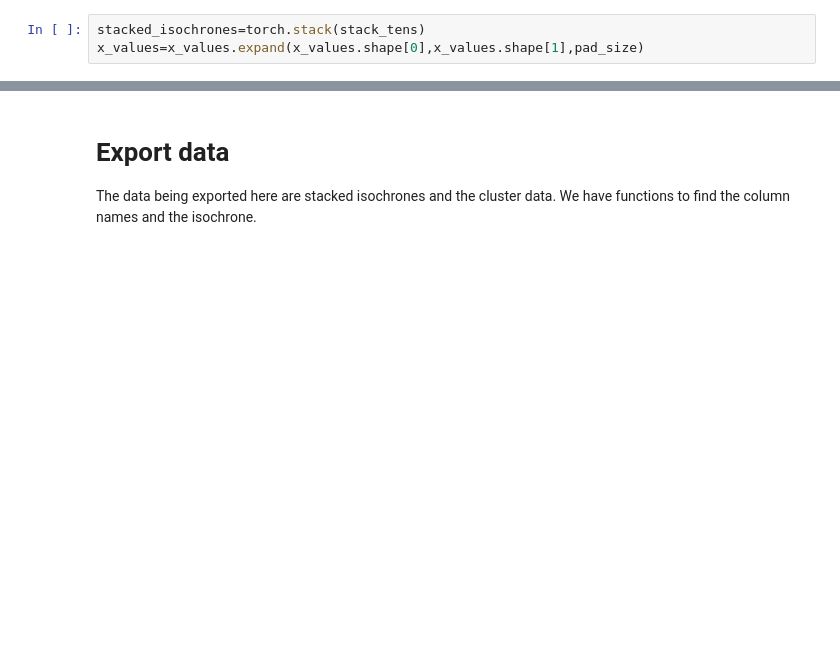
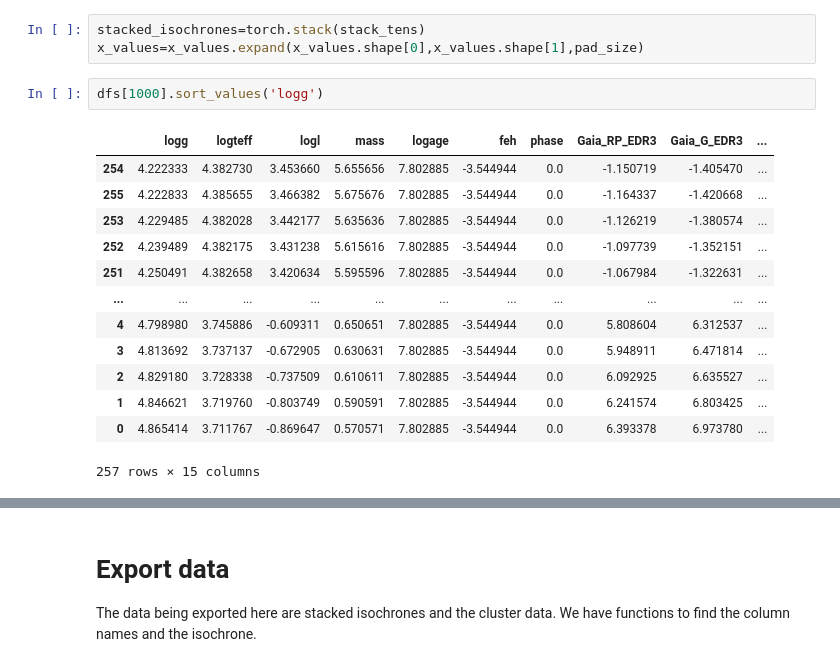
Before and after one commit to ocallam6/VaeStar, a Jupyter notebook: data_prep.ipynb, the cells around one changed output, grey strips where cells are left out. Saved outputs shown, nothing was run; the diff lists cells and outputs as text; blank space fills up the shorter version.

```diff
--- a/data_prep.ipynb
+++ b/data_prep.ipynb
@@ -304,3 +307,19 @@ for i in range(len(tens)):
 # %%
 stacked_isochrones=torch.stack(stack_tens)
 x_values=x_values.expand(x_values.shape[0],x_values.shape[1],pad_size)
+# %%
+dfs[1000].sort_values('logg')
+# %% [output]
+|  | logg | logteff | logl | mass | logage | feh | phase | Gaia_RP_EDR3 | Gaia_G_EDR3 | ... |
+| 254 | 4.222333 | 4.382730 | 3.453660 | 5.655656 | 7.802885 | -3.544944 | 0.0 | -1.150719 | -1.405470 | ... |
+| 255 | 4.222833 | 4.385655 | 3.466382 | 5.675676 | 7.802885 | -3.544944 | 0.0 | -1.164337 | -1.420668 | ... |
+| 253 | 4.229485 | 4.382028 | 3.442177 | 5.635636 | 7.802885 | -3.544944 | 0.0 | -1.126219 | -1.380574 | ... |
+| 252 | 4.239489 | 4.382175 | 3.431238 | 5.615616 | 7.802885 | -3.544944 | 0.0 | -1.097739 | -1.352151 | ... |
+| 251 | 4.250491 | 4.382658 | 3.420634 | 5.595596 | 7.802885 | -3.544944 | 0.0 | -1.067984 | -1.322631 | ... |
+| ... | ... | ... | ... | ... | ... | ... | ... | ... | ... | ... |
+| 4 | 4.798980 | 3.745886 | -0.609311 | 0.650651 | 7.802885 | -3.544944 | 0.0 | 5.808604 | 6.312537 | ... |
+| 3 | 4.813692 | 3.737137 | -0.672905 | 0.630631 | 7.802885 | -3.544944 | 0.0 | 5.948911 | 6.471814 | ... |
+| 2 | 4.829180 | 3.728338 | -0.737509 | 0.610611 | 7.802885 | -3.544944 | 0.0 | 6.092925 | 6.635527 | ... |
+| 1 | 4.846621 | 3.719760 | -0.803749 | 0.590591 | 7.802885 | -3.544944 | 0.0 | 6.241574 | 6.803425 | ... |
+| 0 | 4.865414 | 3.711767 | -0.869647 | 0.570571 | 7.802885 | -3.544944 | 0.0 | 6.393378 | 6.973780 | ... |
+257 rows × 15 columns
```
Also changed, not shown: parts of 27 cells of this notebook, 3 other files.
